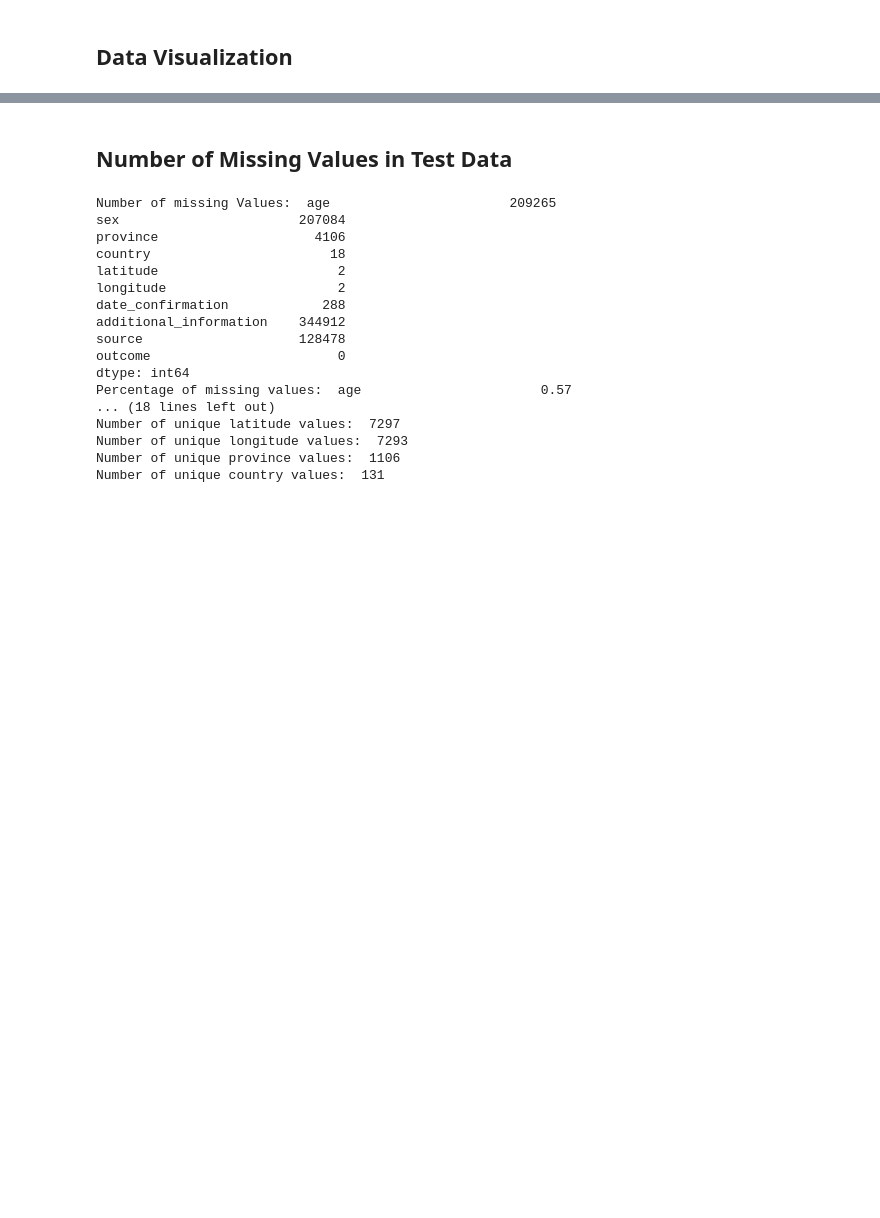
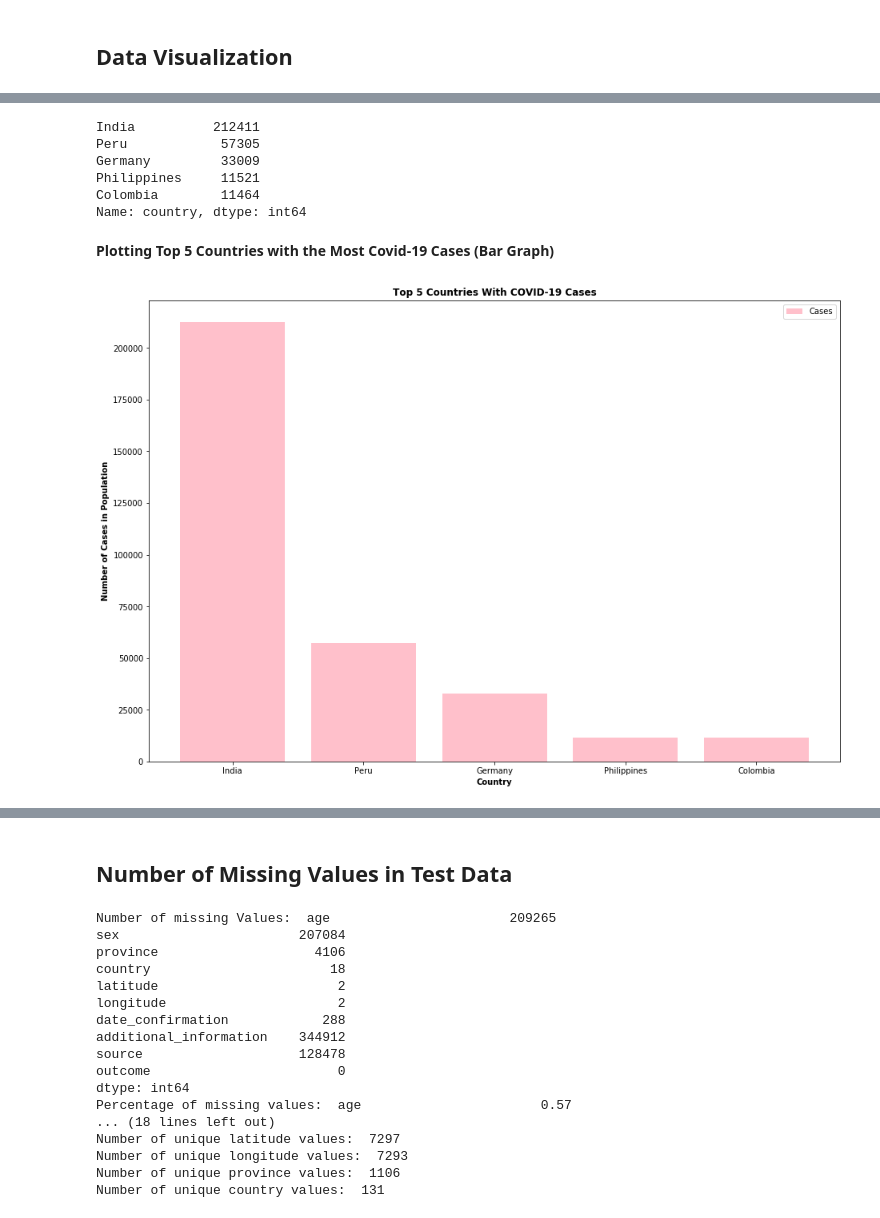
Before and after one commit to scotchontherocks31/cmpt459project, a Jupyter notebook: src/eda.ipynb, the cells around one changed output, grey strips where cells are left out. Drawn from its saved outputs; the diff is of its cells as text; code cells hidden in the pictures; blank space fills up the shorter version.

```diff
--- a/src/eda.ipynb
+++ b/src/eda.ipynb
@@ -46,0 +133,29 @@ train_data
+# %%
+train_data2 = train_data
+
+plt_values = train_data2['country'].value_counts()
+to_remove = plt_values[plt_values <= 10000].index
+train_data2 = train_data2[~train_data2.country.isin(to_remove)]
+# %%
+train_data2['country'].value_counts()
+# %% [output]
+India          212411
+Peru            57305
+Germany         33009
+Philippines     11521
+Colombia        11464
+Name: country, dtype: int64
+# %% [markdown]
+**Plotting Top 5 Countries with the Most Covid-19 Cases (Bar Graph)**
+# %%
+fig = plt.figure()
+ax = fig.add_axes([0,0,2,2])
+ax.bar(train_data2['country'].value_counts().keys(), train_data2['country'].value_counts(),label='Cases',color='pink')
+plt.title('Top 5 Countries With COVID-19 Cases',fontweight='bold')
+plt.xlabel('Country',fontweight='bold')
+plt.ylabel('Number of Cases in Population',fontweight='bold')
+plt.legend(loc='best')
+#plt.show()
+plt.savefig("../plots/plot2", bbox_inches="tight")
+# %% [output]
+[figure, added]
```
Also changed, not shown: parts of 86 cells of this notebook, 19 other files.
